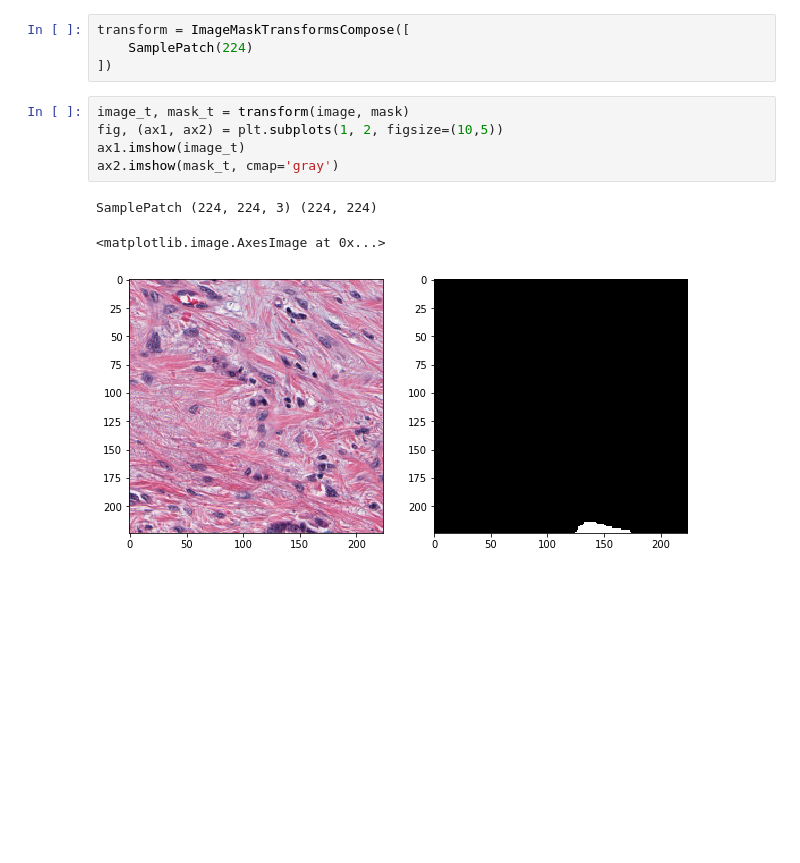
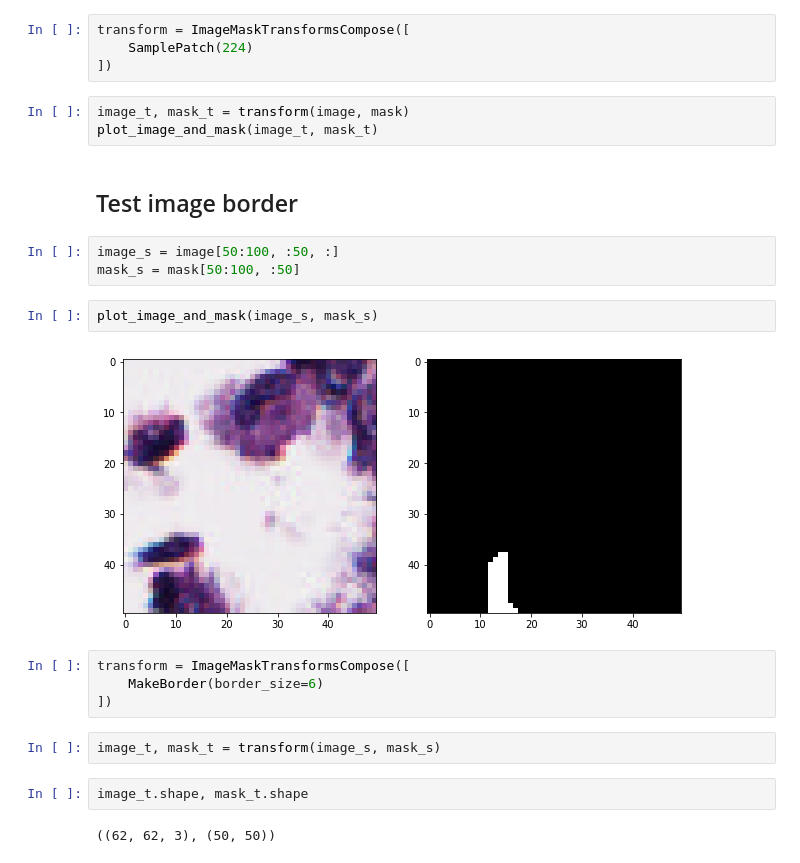
Before and after one commit to jgc128/topcoder_pathimage_segmentation, a Jupyter notebook: test_image_augmentation.ipynb, the cells around one changed output. Drawn from its saved outputs; the diff is of its cells as text; blank space fills up the shorter version.

Commit message:
Full size train and crop

```diff
--- a/test_image_augmentation.ipynb
+++ b/test_image_augmentation.ipynb
@@ -97,10 +93,23 @@ transform = ImageMaskTransformsCompose([
 ])
 # %%
 image_t, mask_t = transform(image, mask)
-fig, (ax1, ax2) = plt.subplots(1, 2, figsize=(10,5))
-ax1.imshow(image_t)
-ax2.imshow(mask_t, cmap='gray')
+plot_image_and_mask(image_t, mask_t)
-# %% [output]
-SamplePatch (224, 224, 3) (224, 224)
-<matplotlib.image.AxesImage at 0x...>
-[figure, removed]
+# %% [markdown]
+## Test image border
+# %%
+image_s = image[50:100, :50, :]
+mask_s = mask[50:100, :50]
+# %%
+plot_image_and_mask(image_s, mask_s)
+# %% [output]
+[figure, added]
+# %%
+transform = ImageMaskTransformsCompose([
+    MakeBorder(border_size=6)
+])
+# %%
+image_t, mask_t = transform(image_s, mask_s)
+# %%
+image_t.shape, mask_t.shape
+# %% [output]
+((62, 62, 3), (50, 50))
```
Also changed, not shown: parts of 9 cells of this notebook, 5 other files.
